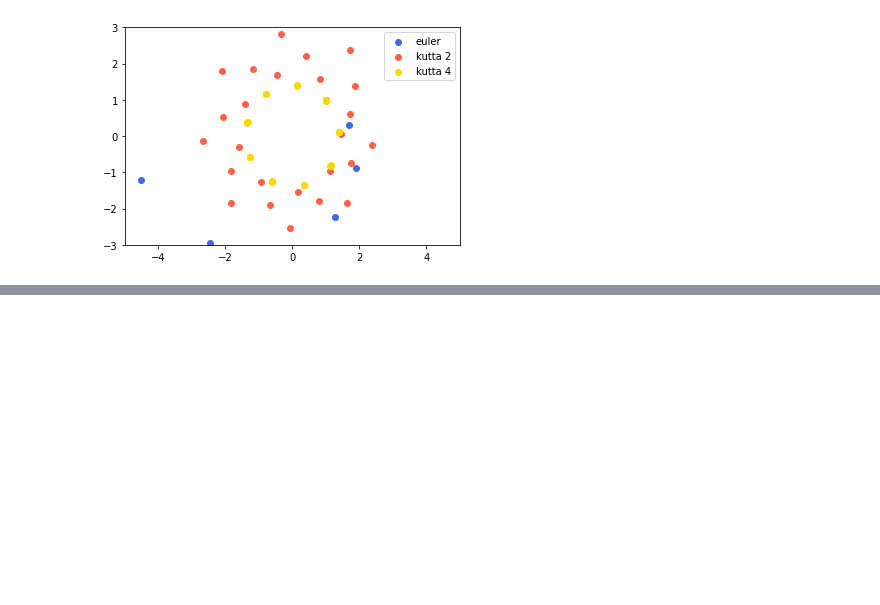
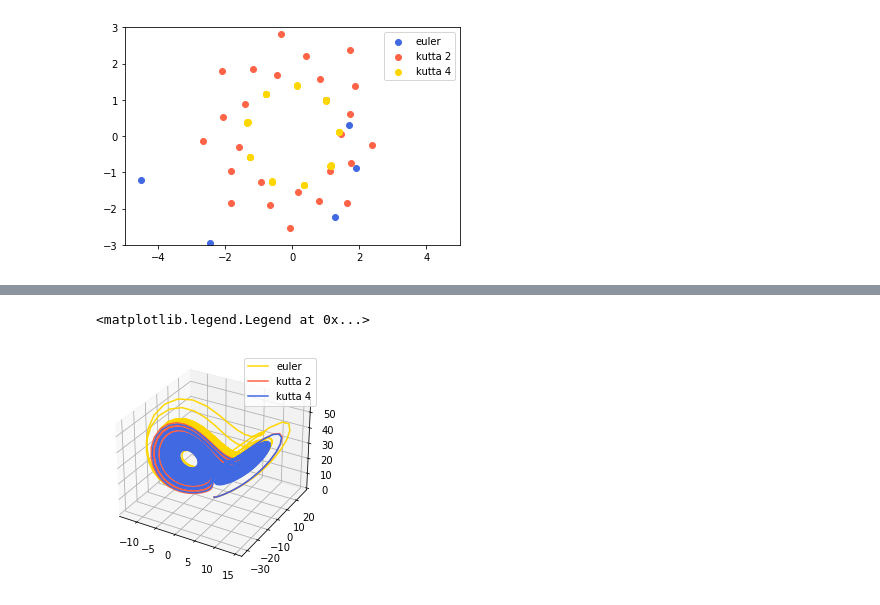
Before and after one commit to eerii/cilantro, a Jupyter notebook: tema_06/ode.ipynb, the cells around one changed output, grey strips where cells are left out. Drawn from its saved outputs; the diff is of its cells as text; code cells hidden in the pictures; blank space fills up the shorter version.

```diff
--- a/tema_06/ode.ipynb
+++ b/tema_06/ode.ipynb
@@ -268,0 +289,30 @@ plt.legend()
+# %%
+def static_vars(**kwargs):
+    def decorate(f):
+        for k in kwargs:
+            setattr(f, k, kwargs[k])
+        return f
+    return decorate
+
+@static_vars(ax = plt.axes(projection='3d'))
+def plot_ode(f, x0, dt, n, metodo, orden, color, label):
+    resultado = ode(f, x0, dt, n, metodo, orden)
+    x, t = resultado[:-1], resultado[-1]
+
+    # 2D
+    if len(x) == 2:
+        plt.plot(*x, color=color, label=label)
+    # 3D
+    elif len(x) == 3:
+        plot_ode.ax.plot3D(*x, color=color, label=label)
+    else:
+        print("Solo se puede hacer un gráfico de 2 o 3 dimensiones")
+
+plot_ode((f, g, h), x0, dt, n, euler, 1, "gold", "euler")
+plot_ode((f, g, h), x0, dt, n, runge_kutta_2, 2, "tomato", "kutta 2")
+plot_ode((f, g, h), x0, dt, n, runge_kutta_4, 4, "royalblue", "kutta 4")
+
+plt.legend()
+# %% [output]
+<matplotlib.legend.Legend at 0x...>
+[figure, added]
```
Also changed, not shown: parts of 13 cells of this notebook, 2 other files.
